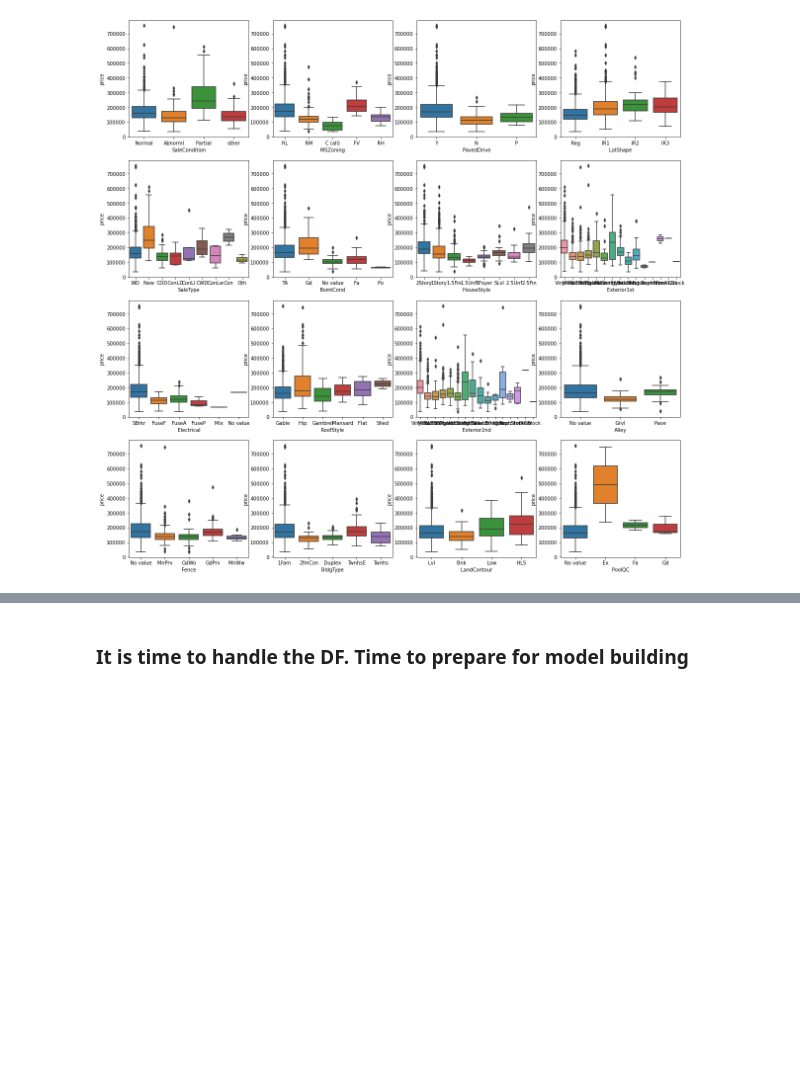
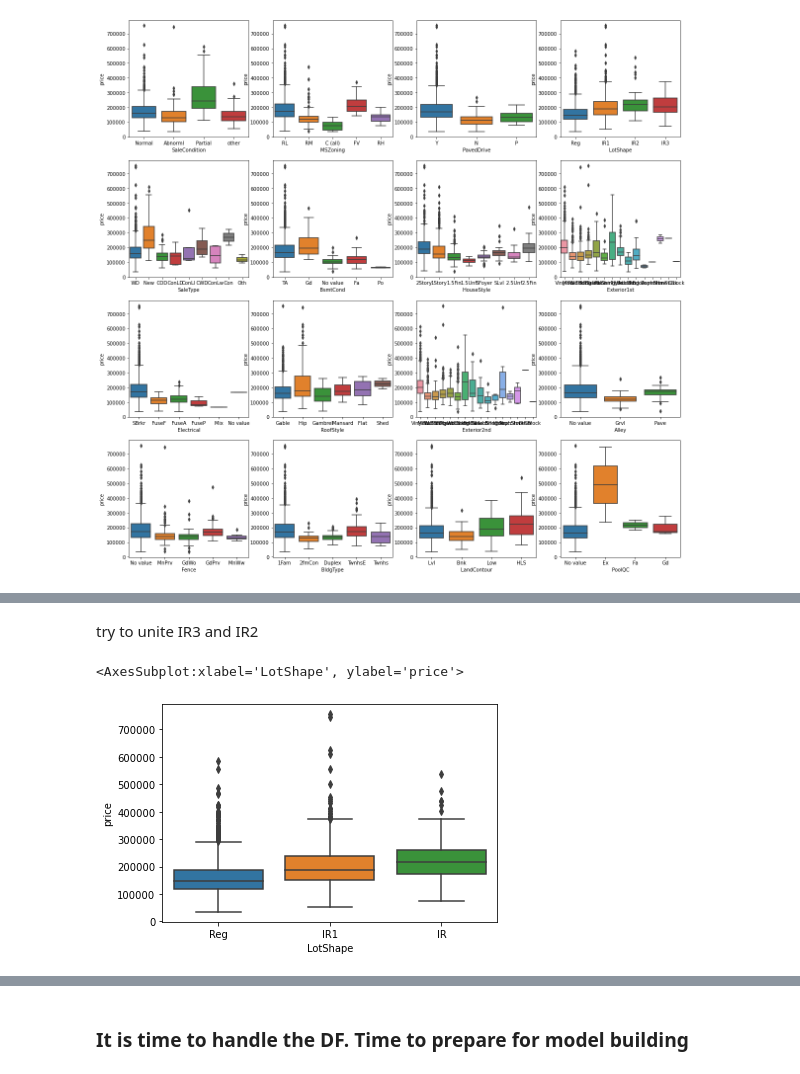
Before and after one commit to Golden-dreamer/kaggle-house, a Jupyter notebook: notebooks/Data exploration.ipynb, the cells around one changed output, grey strips where cells are left out. Saved outputs shown, nothing was run; the diff lists cells and outputs as text; code cells hidden in the pictures; blank space fills up the shorter version.

```diff
--- a/notebooks/Data exploration.ipynb
+++ b/notebooks/Data exploration.ipynb
@@ -1305,0 +1321,3 @@ make_dist(GlobalStrDf,cols_with_low_F_score)
+# %%
+lotShape = Full_train['LotShape'].copy()
+lotShape
@@ -1305,0 +1338,11 @@ make_dist(GlobalStrDf,cols_with_low_F_score)
+# %% [markdown]
+try to unite IR3 and IR2
+# %%
+lotShape_unite = lotShape.copy()
+# %%
+lotShape_unite.loc[(lotShape_unite == 'IR3') | (lotShape_unite == 'IR2')] = 'IR'
+# %%
+sns.boxplot(x=lotShape_unite, y=y_full)
+# %% [output]
+<AxesSubplot:xlabel='LotShape', ylabel='price'>
+[figure, added]
```
Also changed, not shown: parts of 24 cells of this notebook, 2 other files.
